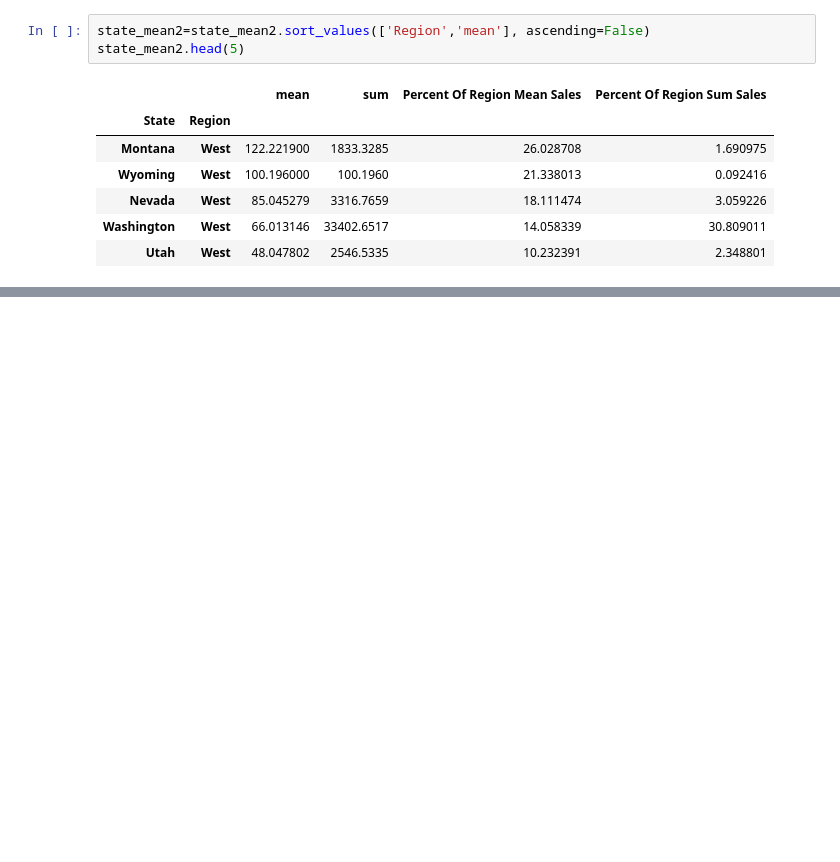
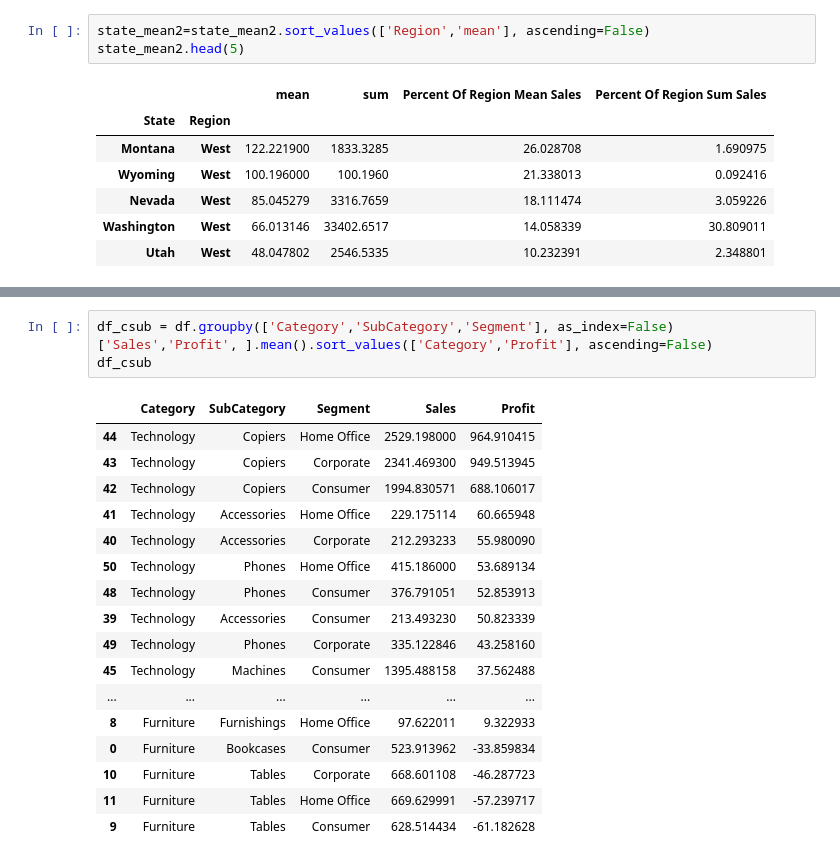
Before and after one commit to goatgirl86/ACT_Superstores, a Jupyter notebook: Superstore.ipynb, the cells around one changed output, grey strips where cells are left out. Drawn from its saved outputs; the diff is of its cells as text; blank space fills up the shorter version.

```diff
--- a/Superstore.ipynb
+++ b/Superstore.ipynb
@@ -241,0 +258,21 @@ state_mean2.head(5)
+# %%
+df_csub = df.groupby(['Category','SubCategory','Segment'], as_index=False)['Sales','Profit', ].mean().sort_values(['Category','Profit'], ascending=False)
+df_csub
+# %% [output]
+|  | Category | SubCategory | Segment | Sales | Profit |
+| 44 | Technology | Copiers | Home Office | 2529.198000 | 964.910415 |
+| 43 | Technology | Copiers | Corporate | 2341.469300 | 949.513945 |
+| 42 | Technology | Copiers | Consumer | 1994.830571 | 688.106017 |
+| 41 | Technology | Accessories | Home Office | 229.175114 | 60.665948 |
+| 40 | Technology | Accessories | Corporate | 212.293233 | 55.980090 |
+| 50 | Technology | Phones | Home Office | 415.186000 | 53.689134 |
+| 48 | Technology | Phones | Consumer | 376.791051 | 52.853913 |
+| 39 | Technology | Accessories | Consumer | 213.493230 | 50.823339 |
+| 49 | Technology | Phones | Corporate | 335.122846 | 43.258160 |
+| 45 | Technology | Machines | Consumer | 1395.488158 | 37.562488 |
+| ... | ... | ... | ... | ... | ... |
+| 8 | Furniture | Furnishings | Home Office | 97.622011 | 9.322933 |
+| 0 | Furniture | Bookcases | Consumer | 523.913962 | -33.859834 |
+| 10 | Furniture | Tables | Corporate | 668.601108 | -46.287723 |
+| 11 | Furniture | Tables | Home Office | 669.629991 | -57.239717 |
+| 9 | Furniture | Tables | Consumer | 628.514434 | -61.182628 |
```
Also changed, not shown: parts of 1 cell of this notebook.
